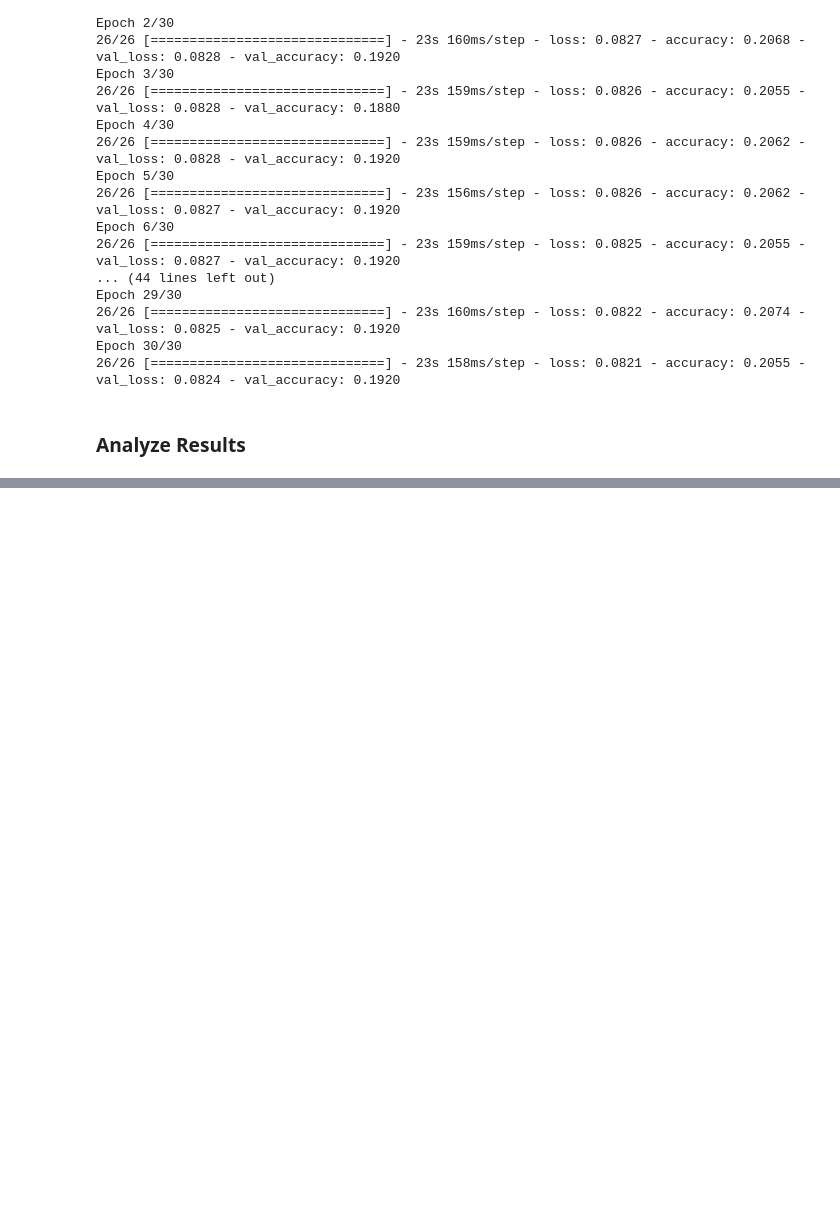
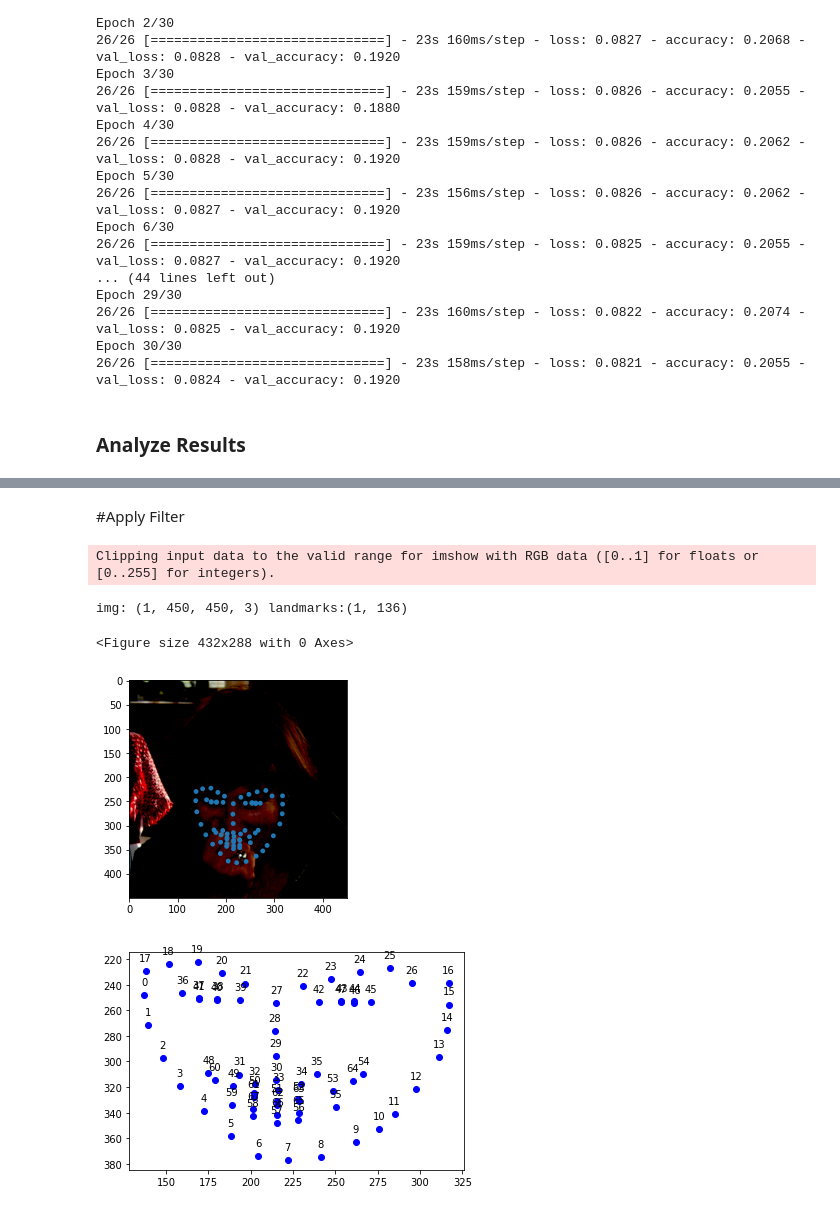
Before and after one commit to Waidhoferj/CSC-566-Project, a Jupyter notebook: FacialLandmarks.ipynb, the cells around one changed output, grey strips where cells are left out. Cells and saved outputs as stored; diff of their text form; code cells hidden in the pictures; blank space fills up the shorter version.

Commit message:
Facial landmarks are labeled

```diff
--- a/FacialLandmarks.ipynb
+++ b/FacialLandmarks.ipynb
@@ -83,8 +83,8 @@ class DataLoader:
     dataset = tf.data.TFRecordDataset([filepath], compression_type="GZIP")
     dataset = dataset.map(self.__parse_example, num_parallel_calls=tf.data.AUTOTUNE)
     dataset = dataset.map(self.__reshape_entry, num_parallel_calls=tf.data.AUTOTUNE)
-    images = dataset.map(lambda x,y: x).batch(DataLoader.BATCH_SIZE)
-    labels = dataset.map(lambda x,y: y).batch(DataLoader.BATCH_SIZE)
+    images = dataset.map(lambda x,y: x).batch(batch_size)
+    labels = dataset.map(lambda x,y: y).batch(batch_size)
     dataset = tf.data.Dataset.zip((images, labels))
     dataset.cache() # Cache the above map operations so they aren't re-run every epoch
     return dataset
@@ -186,8 +186,8 @@ image_index = 3 #@param {type:"slider", min:1, max:16, step:1}
 points = predictions * 450
 i = 0
 for x in test_data.map(lambda x,y: x):
-  for img in x:
-    if (i == image_index):
-      display_landmarks(tf.reshape(img, DataLoader.IMAGE_SHAPE), points[image_index])
-      break
-    i += 1
+#  for img in x:
+  if (i == image_index):
+    display_landmarks(tf.reshape(x, DataLoader.IMAGE_SHAPE), points[image_index])
+    break
+  i += 1
@@ -207,0 +194,55 @@ Clipping input data to the valid range for imshow with RGB data ([0..1] for floa
+# %% [markdown]
+#Apply Filter
+# %%
+import matplotlib.pyplot as plt
+import numpy as np
+
+count = 0
+img_size = 450
+
+for img,landmarks in test_data:
+  if count == 1:
+    break
+  #plots the face with landmarks
+  print("img: {0} landmarks:{1}".format(img.shape, landmarks.shape))
+  plt.clf()
+
+  landmarks = landmarks.numpy().squeeze()
+  x_points = landmarks[0::2]
+  y_points = landmarks[1::2]
+
+
+  fig,ax = plt.subplots(1)
+  ax.set_aspect('equal')
+  ax.imshow(img.numpy().squeeze())
+
+
+  for i in range(len(x_points)):
+      circ = Circle((x_points[i]*img_size, y_points[i]*img_size))
+      ax.add_patch(circ)
+  plt.show()
+
+  #annotates the face with numbers
+  plt.clf()
+  plt.gca().invert_yaxis()
+  for i in range(len(x_points)):
+    # 'bo-' means blue color, round points, solid lines
+    plt.plot(x_points[i]*img_size,y_points[i]*img_size,'bo-')
+
+
+    plt.annotate(i, # this is the text
+                 (x_points[i]*img_size,y_points[i]*img_size), # this is the point to label
+                 textcoords="offset points", # how to position the text
+                 xytext=(0,10), # distance from text to points (x,y)
+                 ha='center') # horizontal alignment can be left, right or center
+
+  plt.show()
+
+
+  count = count + 1
+# %% [output]
+Clipping input data to the valid range for imshow with RGB data ([0..1] for floats or [0..255] for integers).
+img: (1, 450, 450, 3) landmarks:(1, 136)
+<Figure size 432x288 with 0 Axes>
+[figure, added]
+[figure, added]
```
Also changed, not shown: parts of 1 cell of this notebook.
